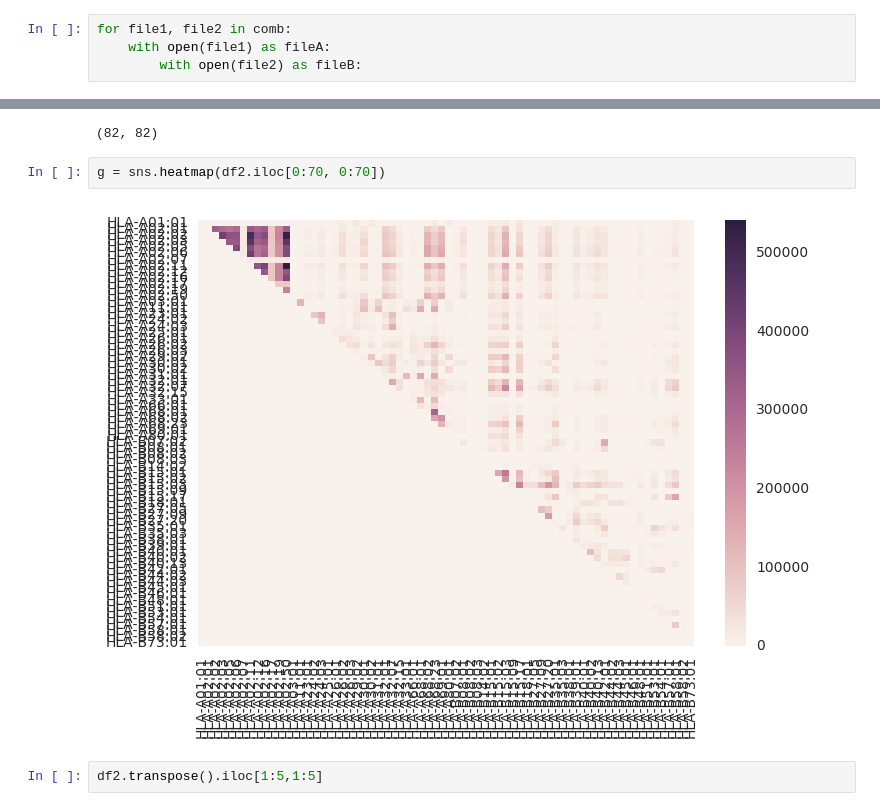
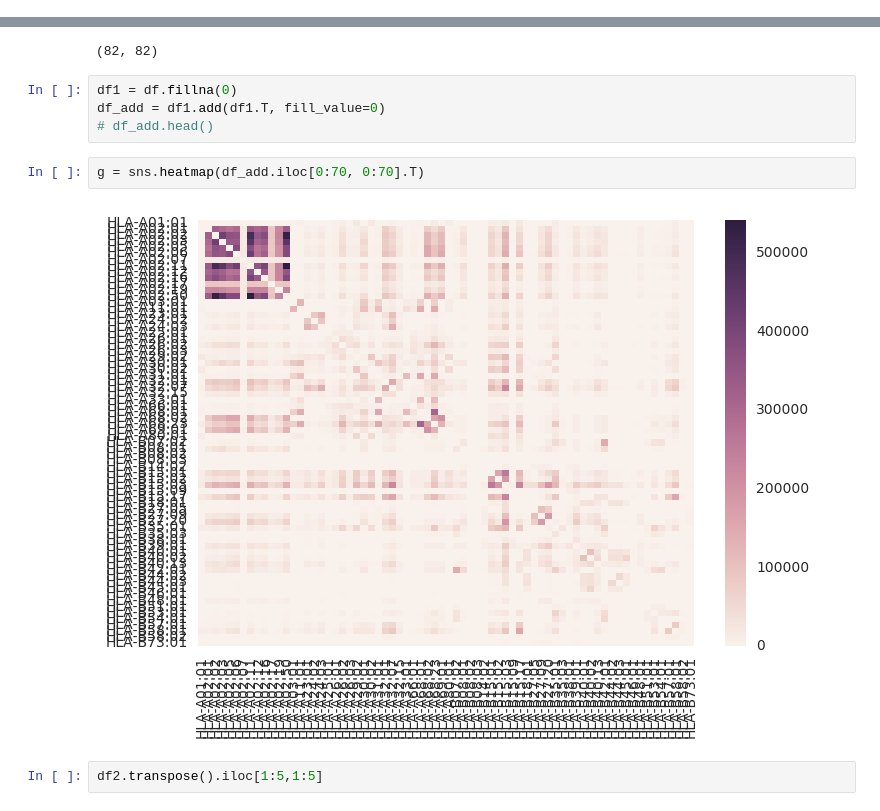
Before and after one commit to antigenomics/ipred, a Jupyter notebook: Binders_heatmap.ipynb, the cells around one changed output, grey strips where cells are left out. Drawn from its saved outputs; the diff is of its cells as text.

```diff
--- a/Binders_heatmap.ipynb
+++ b/Binders_heatmap.ipynb
@@ -24,10 +24,6 @@ comb = itertools.combinations(file_list, 2)
 print(list(comb))
 # %% [output]
 [('output/HLA-A02:11_NMP_9mer_proc.txt', 'output/HLA-A30:01_NMP_9mer_proc.txt'), ('output/HLA-A02:11_NMP_9mer_proc.txt', 'output/HLA-A24:03_NMP_9mer_proc.txt'), ('output/HLA-A02:11_NMP_9mer_proc.txt', ...
-# %%
-for file1, file2 in comb:
-    with open(file1) as fileA:
-        with open(file2) as fileB:
 # %%
 df1 = pd.read_csv("output/HLA-B15:03_NMP_9mer_proc.txt", sep=' ')
 df2 = pd.read_csv("output/HLA-A24:03_NMP_9mer_proc.txt", sep=' ')
@@ -110,10 +106,14 @@ df2.iloc[1:5,1:5]
 df2.shape
 # %% [output]
 (82, 82)
+# %%
+df1 = df.fillna(0)
+df_add = df1.add(df1.T, fill_value=0)
+# df_add.head()
 # %%
-g = sns.heatmap(df2.iloc[0:70, 0:70])
+g = sns.heatmap(df_add.iloc[0:70, 0:70].T)
 # %% [output]
-[figure, old version]
+[figure, new version]
 # %%
 df2.transpose().iloc[1:5,1:5]
 # %% [output]
```
Also changed, not shown: parts of 11 cells of this notebook, 6 other files.
